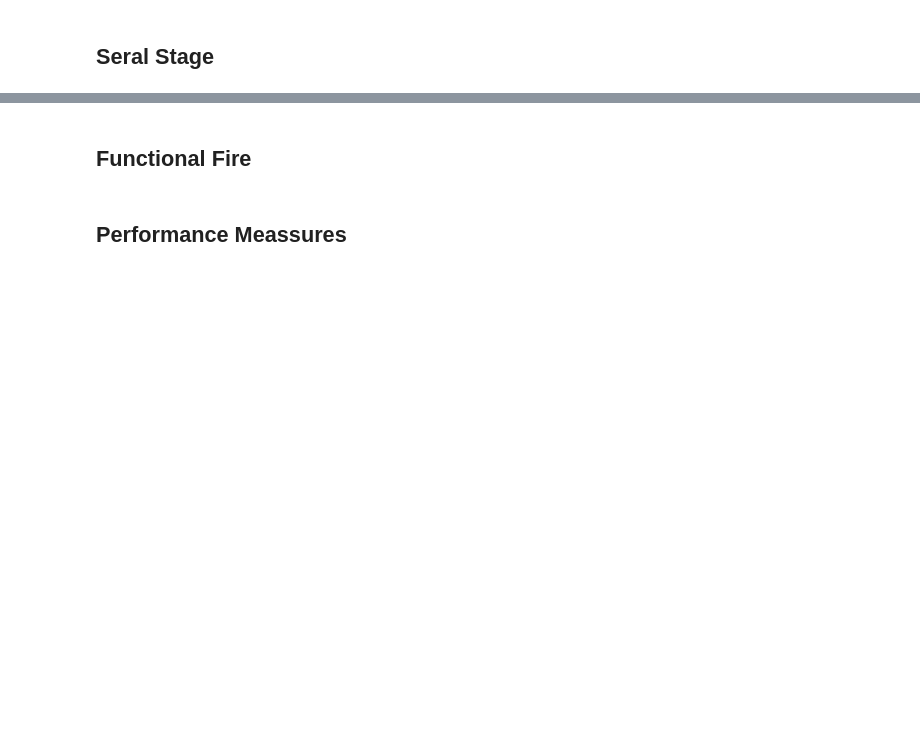
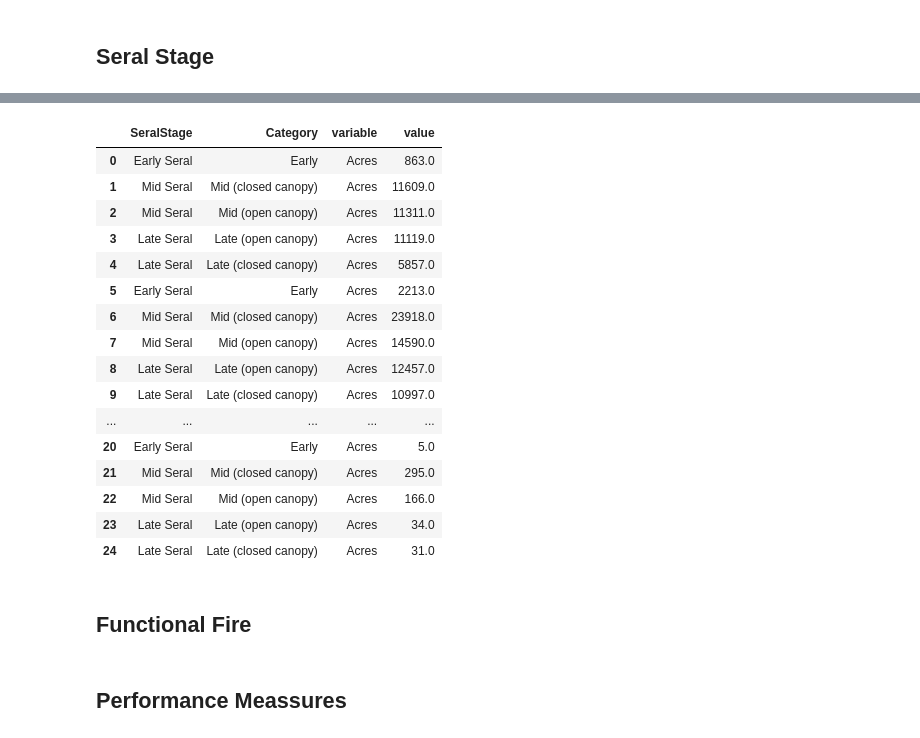
Before and after one commit to trpa-agency/ForestHealth, a Jupyter notebook: ForestHealth_ThresholdUpdate_Results.ipynb, the cells around one changed output, grey strips where cells are left out. Drawn from its saved outputs; the diff is of its cells as text; code cells hidden in the pictures; blank space fills up the shorter version.

```diff
--- a/ForestHealth_ThresholdUpdate_Results.ipynb
+++ b/ForestHealth_ThresholdUpdate_Results.ipynb
@@ -130,17 +165,36 @@ fig.write_html(config = {"displayModeBar": False},
 # %%
 # stacked bar chart of seral stage by canopy cover class
-df = dfSeralCanopy60_Tahoe.copy()
+df = pd.read_csv(output / "seral_stage_with_classification.csv")
+
+# rename columns for clarity
+df.rename(columns = {
+    'Seral Stage':'Category',
+    'Area (acres)':'Acres'
+    }, inplace = True)
 
 # classify seral stage by category Early Seral Opne - Early Seral, etch
 df['SeralStage'] = df['Category'].replace(
-    {'Early Seral Open':'Early Seral',
-        'Early Seral Closed':'Early Seral',
-        'Mid Seral Open':'Mid Seral',
-        'Mid Seral Closed':'Mid Seral',
-        'Late Seral Open':'Late Seral',
-        'Late Seral Closed':'Late Seral'
+    {'Early': 'Early Seral',
+    'Mid (closed canopy)': 'Mid Seral',
+    'Mid (open canopy)': 'Mid Seral',
+    'Late (open canopy)': 'Late Seral',
+    'Late (closed canopy)': 'Late Seral'
     }
 )
+# melt then group by seral stage and category and sum acres
+df = df.melt(id_vars=['SeralStage', 'Category'], value_vars=['Acres'])
+df = df.groupby(['SeralStage', 'Category']).sum().reset_index()
+# remove the "SeralStage" column from the melted DataFrame
+df = df.drop(columns=['variable'])
+# change value to Acres
+df.rename(columns = {
+    'value':'Acres'
+    }, inplace = True)
+
+# order the categories by the order of the seral stage
+df['SeralStage'] = pd.Categorical(df['SeralStage'],
+                        categories=['Early Seral', 'Mid Seral', 'Late Seral'],
+                        ordered=True)
 
 ## get the percentage of acres in each category
 df['Percentage'] = ((df['Acres'] / df['Acres'].sum()) * 100).round(1)
@@ -148,9 +202,10 @@ df['Percentage'] = ((df['Acres'] / df['Acres'].sum()) * 100).round(1)
 fig = px.bar(df, x="SeralStage", y="Acres",
             color="Category",
             text=df['Percentage'].astype(str) + '%',
-            title="Composition & Age",
+            title="Seral Stage by Canopy Cover Class",
             color_discrete_sequence=["#ABCD66", "#728944"],
             custom_data=["Category"],
+            category_orders={"SeralStage": ['Early Seral', 'Mid Seral', 'Late Seral']},
             )
 fig.update_traces(marker_line_color='rgb(8,48,107)',
                     marker_line_width=0.1, opacity=0.9,
@@ -185,9 +240,29 @@ fig.update_traces(showlegend=False)
 fig.show()
 # save to HTML
 fig.write_html(config = {"displayModeBar": False},
-               file="DataVisualizations/CompositionAge_Chart_SNRRK.html",
+               file="DataVisualizations/CompositionAge_Chart.html",
                full_html= False,
                include_plotlyjs='cdn')
+# %%
+df
+# %% [output]
+|  | SeralStage | Category | variable | value |
+| 0 | Early Seral | Early | Acres | 863.0 |
+| 1 | Mid Seral | Mid (closed canopy) | Acres | 11609.0 |
+| 2 | Mid Seral | Mid (open canopy) | Acres | 11311.0 |
+| 3 | Late Seral | Late (open canopy) | Acres | 11119.0 |
+| 4 | Late Seral | Late (closed canopy) | Acres | 5857.0 |
+| 5 | Early Seral | Early | Acres | 2213.0 |
+| 6 | Mid Seral | Mid (closed canopy) | Acres | 23918.0 |
+| 7 | Mid Seral | Mid (open canopy) | Acres | 14590.0 |
+| 8 | Late Seral | Late (open canopy) | Acres | 12457.0 |
+| 9 | Late Seral | Late (closed canopy) | Acres | 10997.0 |
+| ... | ... | ... | ... | ... |
+| 20 | Early Seral | Early | Acres | 5.0 |
+| 21 | Mid Seral | Mid (closed canopy) | Acres | 295.0 |
+| 22 | Mid Seral | Mid (open canopy) | Acres | 166.0 |
+| 23 | Late Seral | Late (open canopy) | Acres | 34.0 |
+| 24 | Late Seral | Late (closed canopy) | Acres | 31.0 |
 # %% [markdown]
 ## Functional Fire
 # %%
```
Also changed, not shown: parts of 4 cells of this notebook, 6 other files.
